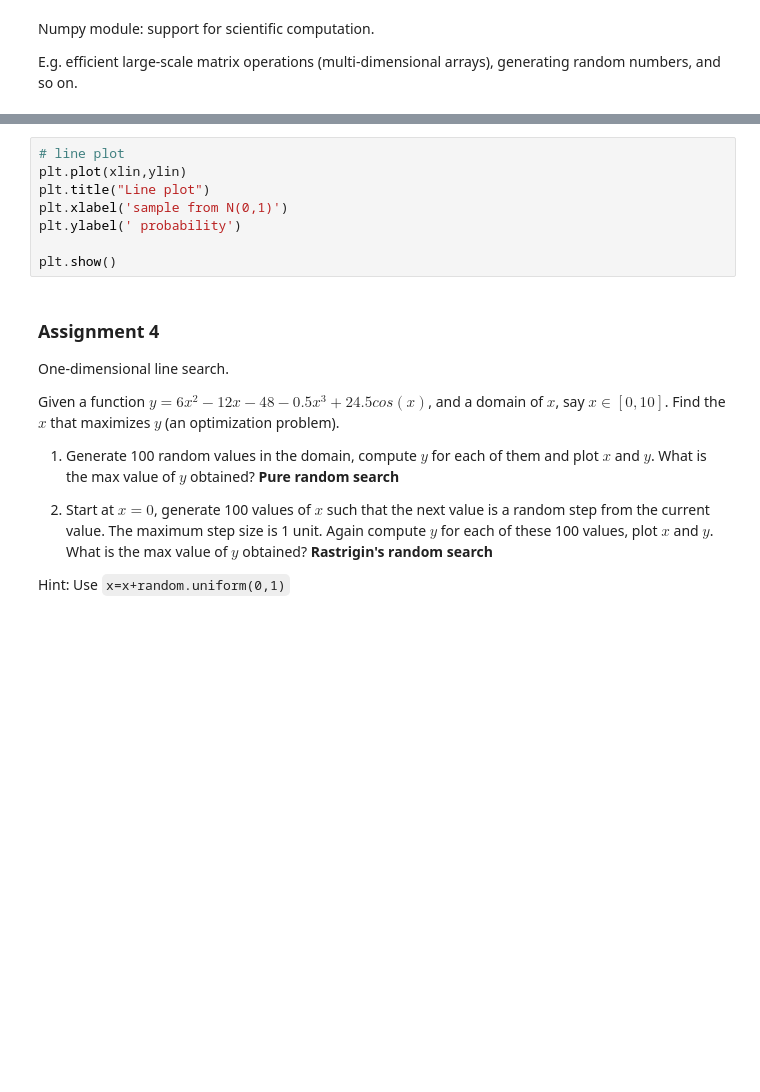
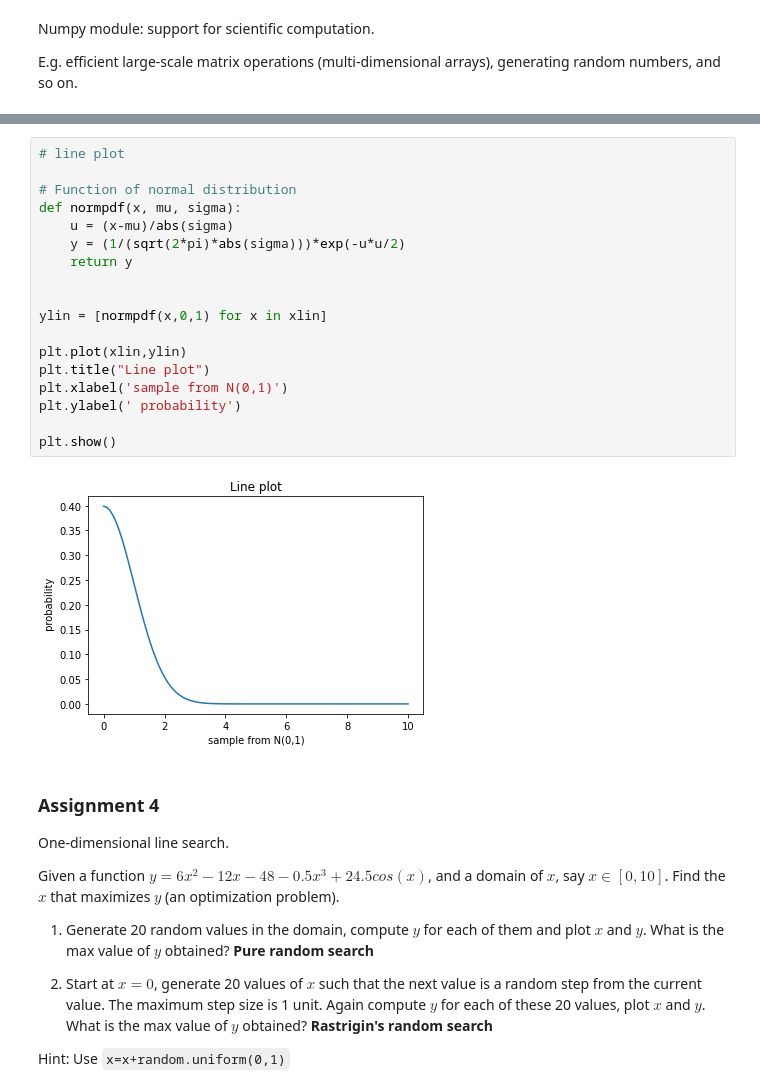
Before and after one commit to isblab/pycrash, a Jupyter notebook: python_crash_course.ipynb, the cells around one changed output, grey strips where cells are left out. Cells and saved outputs as stored; diff of their text form; blank space fills up the shorter version.

```diff
--- a/python_crash_course.ipynb
+++ b/python_crash_course.ipynb
@@ -440,11 +609,23 @@ plt.show()
 # %%
 # line plot
+
+# Function of normal distribution
+def normpdf(x, mu, sigma):
+    u = (x-mu)/abs(sigma)
+    y = (1/(sqrt(2*pi)*abs(sigma)))*exp(-u*u/2)
+    return y
+
+
+ylin = [normpdf(x,0,1) for x in xlin]
+
 plt.plot(xlin,ylin)
 plt.title("Line plot")
 plt.xlabel('sample from N(0,1)')
 plt.ylabel(' probability')
 
 plt.show()
+# %% [output]
+[figure, added]
 # %% [markdown]
 ### Assignment 4
 
@@ -452,11 +633,11 @@ One-dimensional line search.
 
 Given a function $y=6x^2 -12x-48 -0.5x^3 +24.5 cos(x)$, and a domain of $x$, say $x \in [0,10]$. Find the $x$ that maximizes $y$ (an optimization problem).
 
-1. Generate 100 random values in the domain, compute $y$ for each of them and plot $x$ and $y$. What is the max value of $y$ obtained? **Pure random search**
+1. Generate 20 random values in the domain, compute $y$ for each of them and plot $x$ and $y$. What is the max value of $y$ obtained? **Pure random search**
 
 
 
-2. Start at $x=0$, generate 100 values of $x$ such that the next value is a random step from the current value. The maximum step size is 1 unit. Again compute $y$ for each of these 100 values, plot $x$ and $y$. What is the max value of $y$ obtained? **Rastrigin's random search**
+2. Start at $x=0$, generate 20 values of $x$ such that the next value is a random step from the current value. The maximum step size is 1 unit. Again compute $y$ for each of these 20 values, plot $x$ and $y$. What is the max value of $y$ obtained? **Rastrigin's random search**
 
 Hint: Use `x=x+random.uniform(0,1)`
 # %%
```
Also changed, not shown: parts of 47 cells of this notebook.
